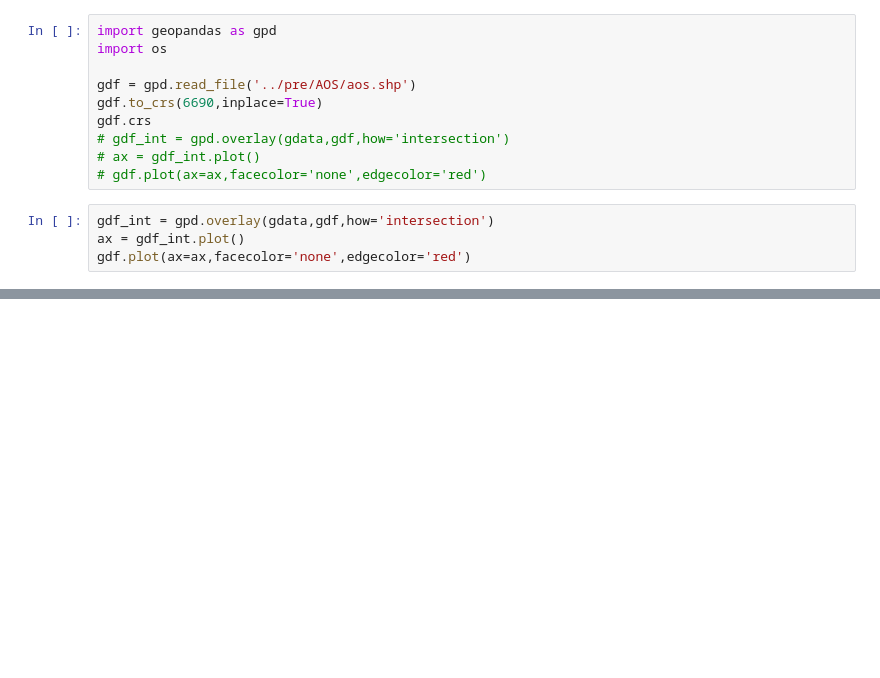
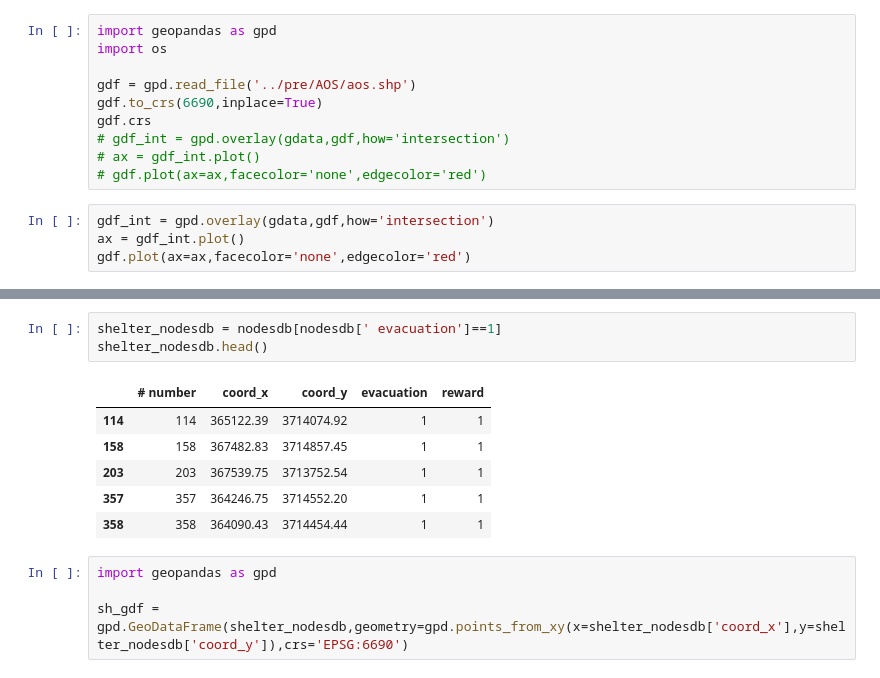
Before and after one commit to erick2307/tsuevac, a Jupyter notebook: new_kochi/preprocess.ipynb, the cells around one changed output, grey strips where cells are left out. Saved outputs shown, nothing was run; the diff lists cells and outputs as text; blank space fills up the shorter version.

```diff
--- a/new_kochi/preprocess.ipynb
+++ b/new_kochi/preprocess.ipynb
@@ -279,0 +324,14 @@ gdf.plot(ax=ax,facecolor='none',edgecolor='red')
+# %%
+shelter_nodesdb = nodesdb[nodesdb[' evacuation']==1]
+shelter_nodesdb.head()
+# %% [output]
+|  | # number | coord_x | coord_y | evacuation | reward |
+| 114 | 114 | 365122.39 | 3714074.92 | 1 | 1 |
+| 158 | 158 | 367482.83 | 3714857.45 | 1 | 1 |
+| 203 | 203 | 367539.75 | 3713752.54 | 1 | 1 |
+| 357 | 357 | 364246.75 | 3714552.20 | 1 | 1 |
+| 358 | 358 | 364090.43 | 3714454.44 | 1 | 1 |
+# %%
+import geopandas as gpd
+
+sh_gdf = gpd.GeoDataFrame(shelter_nodesdb,geometry=gpd.points_from_xy(x=shelter_nodesdb['coord_x'],y=shelter_nodesdb['coord_y']),crs='EPSG:6690')
```
Also changed, not shown: parts of 6 cells of this notebook, 1 other file.
